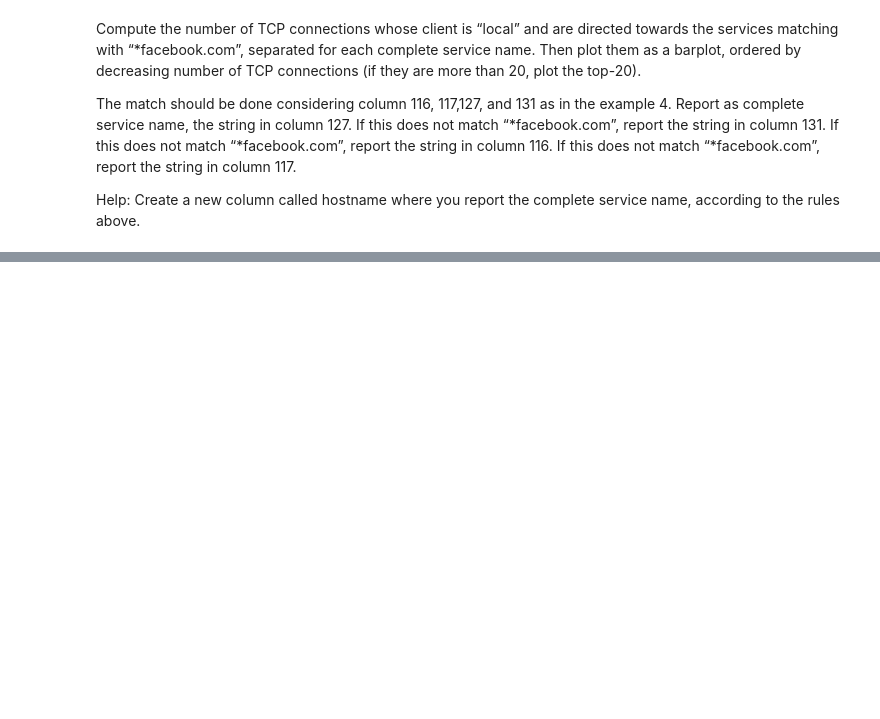
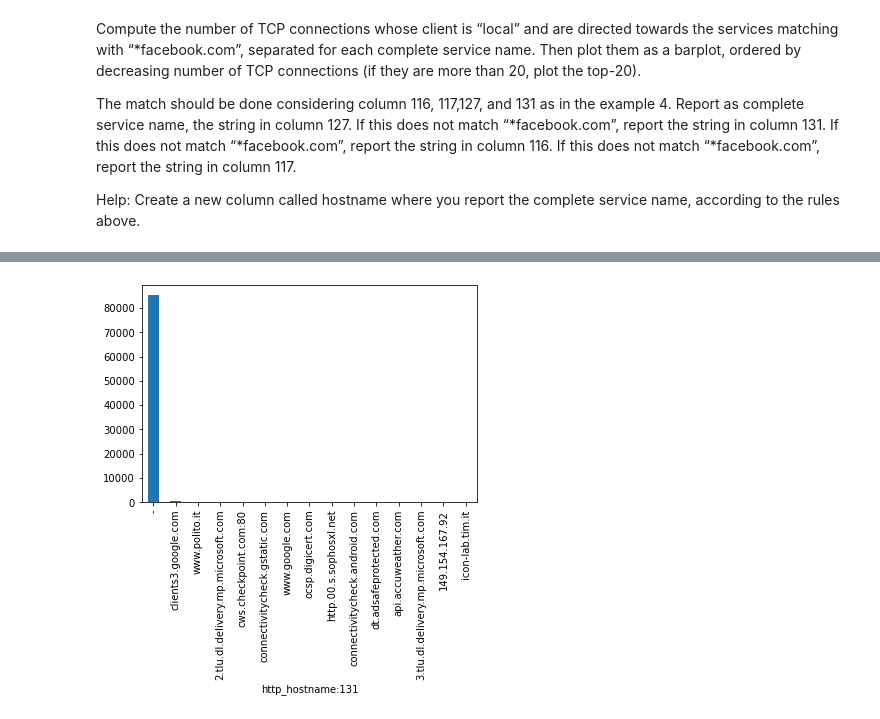
Before and after one commit to AlessioFerra/NML_Group4, a Jupyter notebook: Lab04.ipynb, the cells around one changed output, grey strips where cells are left out. Saved outputs shown, nothing was run; the diff lists cells and outputs as text; code cells hidden in the pictures; blank space fills up the shorter version.

```diff
--- a/Lab04.ipynb
+++ b/Lab04.ipynb
@@ -85,0 +108,8 @@ dtype: int64
+# %%
+# 15 most used services in general
+# Group and plot
+dataf = dataf.groupby(['http_hostname:131']).size()
+# fb_service
+barplot = dataf.sort_values(ascending=False).head(15).plot(kind='bar')
+# %% [output]
+[figure, added]
```
Also changed, not shown: parts of 9 cells of this notebook.
